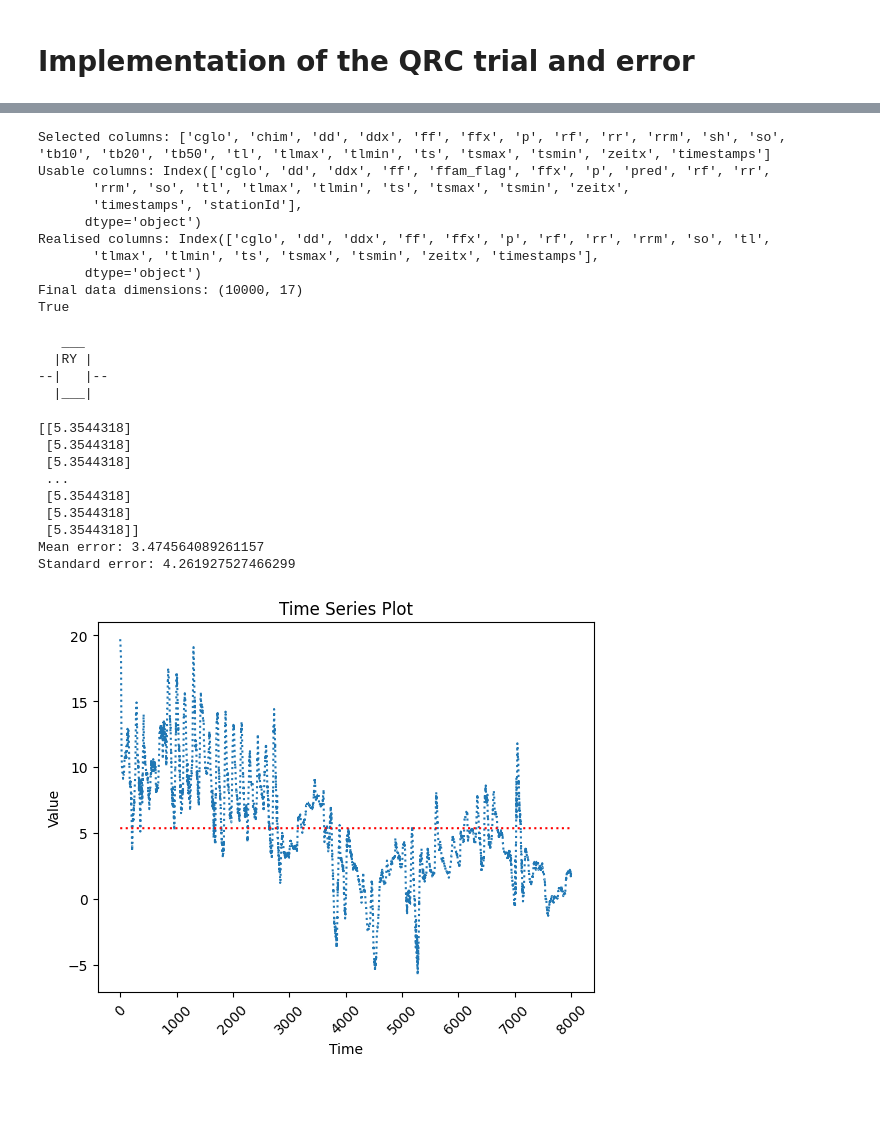
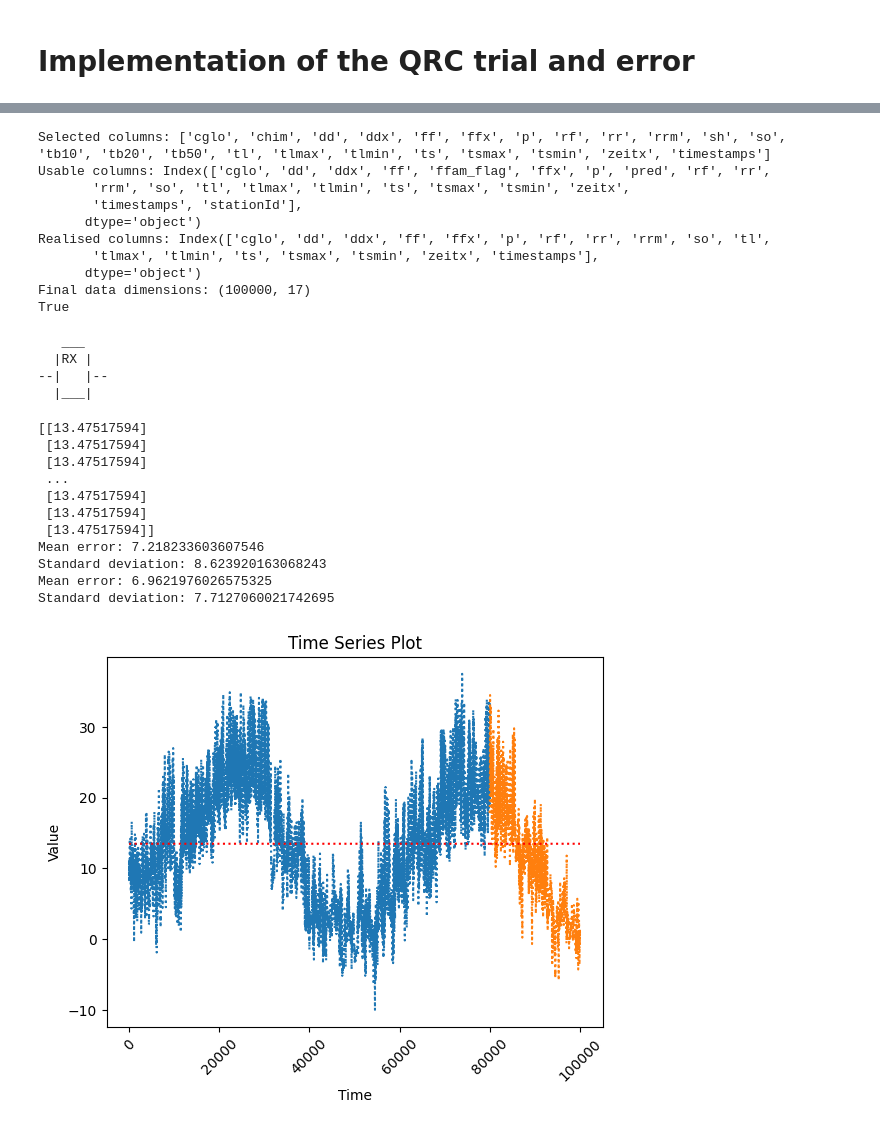
Before and after one commit to MorenoMarrara/MasterThesisProject-HCW-QuantumReservoirComputing, a Jupyter notebook: notebooks/QRC-simulation.ipynb, the cells around one changed output, grey strips where cells are left out. Cells and saved outputs as stored; diff of their text form; code cells hidden in the pictures; blank space fills up the shorter version.

Commit message:
added out-of-sample-predictions and evaluations (mean and sd)

```diff
--- a/notebooks/QRC-simulation.ipynb
+++ b/notebooks/QRC-simulation.ipynb
@@ -16,7 +16,7 @@ from src.data.loading.geosphere import Geosphere
 
 data = Geosphere().load_data_into_memory()
 
-historically_relevant_data = data[-10000:]
+historically_relevant_data = data[-100000:]
 
 plt.plot(historically_relevant_data.index, historically_relevant_data['tl'], linestyle = 'dotted')
 
@@ -96,7 +96,7 @@ Usable columns: Index(['cglo', 'dd', 'ddx', 'ff', 'ffam_flag', 'ffx', 'p', 'pred
 Realised columns: Index(['cglo', 'dd', 'ddx', 'ff', 'ffx', 'p', 'rf', 'rr', 'rrm', 'so', 'tl',
        'tlmax', 'tlmin', 'ts', 'tsmax', 'tsmin', 'zeitx', 'timestamps'],
       dtype='object')
-Final data dimensions: (10000, 17)
+Final data dimensions: (100000, 17)
 True
 # %%
 from qulacs import Observable
@@ -133,43 +133,57 @@ QRC_model = RCModel(reservoir=my_reservoir,
 QRC_model.fit(train_array)
 # %% [output]
    ___
-  |RY |
+  |RX |
 --|   |--
   |___|
 # %%
-# test model
+# evaluate model
 plt.plot(train.index, train, linestyle = 'dotted')
 
 # --------------------------------------------------------------------------------------
 # visual assessment of goodness of fit
 # in-sample prediction
 QRC_model_in_sample_prediction = QRC_model.predict(train_array, additional_samples=0)
 print(QRC_model_in_sample_prediction)
 plt.plot(train.index, QRC_model_in_sample_prediction, linestyle = 'dotted', color='red')
 
 # Add title and axis labels
 plt.title('Time Series Plot')
 plt.xlabel('Time')
 plt.ylabel('Value')
 plt.xticks(rotation=45)
 
 # -> very crude estimate!
 # --------------------------------------------------------------------------------------
 # --------------------------------------------------------------------------------------
 # calculate average prediction error of in-sample-predictions (make this a little more technical)
 mean_error = np.mean(np.fabs(np.subtract(QRC_model_in_sample_prediction, train_array)))
 print("Mean error: {}".format(mean_error))
 
 std_error = np.std(np.subtract(QRC_model_in_sample_prediction, train_array))
 print("Standard deviation: {}".format(std_error))
+# --------------------------------------------------------------------------------------
+# --------------------------------------------------------------------------------------
+# calculate average prediction of out-of-sample-predictions - visual and technical
+plt.plot(test.index, test, linestyle = 'dotted')
+oos_predictions = QRC_model.predict(test_array, additional_samples=0)
+plt.plot(test.index, oos_predictions, linestyle = 'dotted', color='red')
+
+mean_error = np.mean(np.fabs(np.subtract(oos_predictions, test_array)))
+print("Mean error: {}".format(mean_error))
+
+std_error = np.std(np.subtract(oos_predictions, test_array))
+print("Standard deviation: {}".format(std_error))
 # %% [output]
-[[5.3544318]
- [5.3544318]
- [5.3544318]
+[[13.47517594]
+ [13.47517594]
+ [13.47517594]
  ...
- [5.3544318]
- [5.3544318]
- [5.3544318]]
-Mean error: 3.474564089261157
-Standard error: 4.261927527466299
+ [13.47517594]
+ [13.47517594]
+ [13.47517594]]
+Mean error: 7.218233603607546
+Standard deviation: 8.623920163068243
+Mean error: 6.9621976026575325
+Standard deviation: 7.7127060021742695
-[figure, old version]
+[figure, new version]
```
Also changed, not shown: parts of 1 cell of this notebook.
